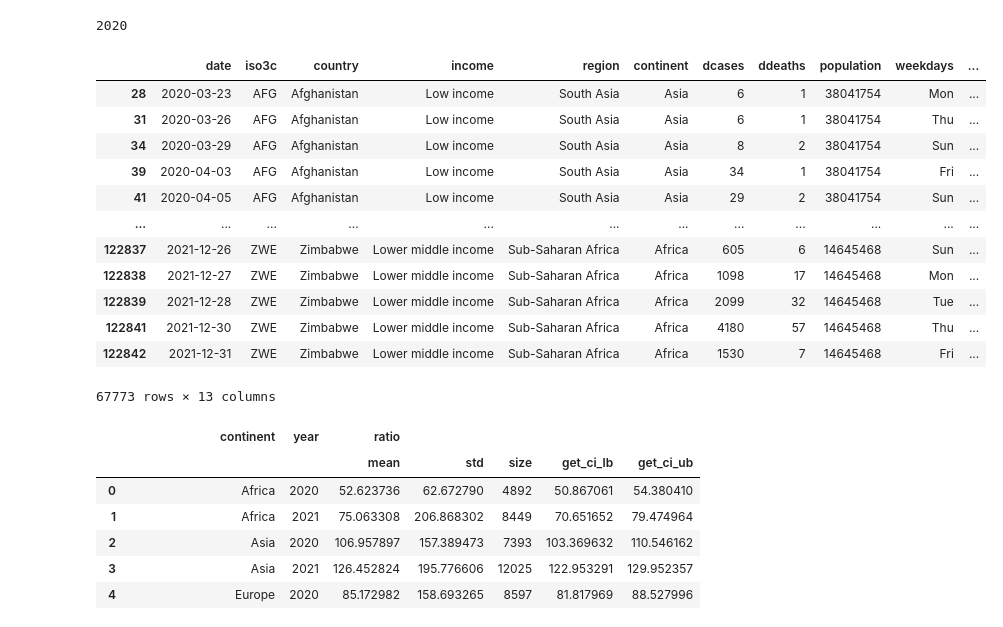
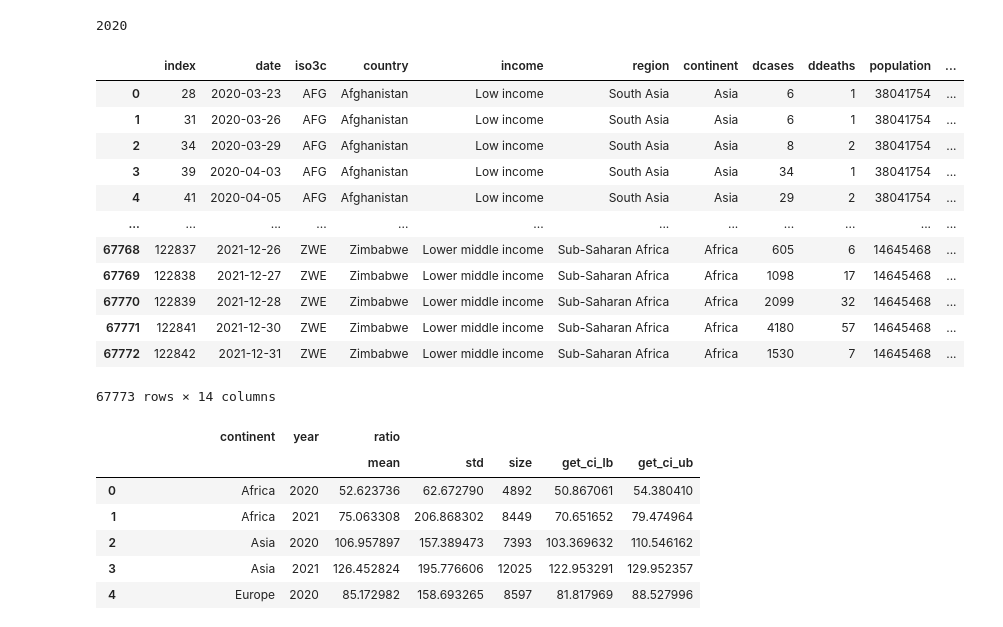
Before and after one commit to malouche/DSC2spring2022, a Jupyter notebook: Assignment 2/Fixed Assignment 2.ipynb, the cells around one changed output. Drawn from its saved outputs; the diff is of its cells as text; code cells hidden in the pictures.

```diff
--- a/Assignment 2/Fixed Assignment 2.ipynb
+++ b/Assignment 2/Fixed Assignment 2.ipynb
@@ -386,25 +386,27 @@ df1['year'][0]
 # %%
 ratio=df1['dcases']/df1['ddeaths']
 
 df1['ratio']=ratio
 
 df1 = df1.replace([np.inf, -np.inf], np.nan).dropna(axis=0)
 
+df1=df1.reset_index()
+
 df1
 # %% [output]
-|  | date | iso3c | country | income | region | continent | dcases | ddeaths | population | weekdays | ... |
-| 28 | 2020-03-23 | AFG | Afghanistan | Low income | South Asia | Asia | 6 | 1 | 38041754 | Mon | ... |
-| 31 | 2020-03-26 | AFG | Afghanistan | Low income | South Asia | Asia | 6 | 1 | 38041754 | Thu | ... |
-| 34 | 2020-03-29 | AFG | Afghanistan | Low income | South Asia | Asia | 8 | 2 | 38041754 | Sun | ... |
-| 39 | 2020-04-03 | AFG | Afghanistan | Low income | South Asia | Asia | 34 | 1 | 38041754 | Fri | ... |
-| 41 | 2020-04-05 | AFG | Afghanistan | Low income | South Asia | Asia | 29 | 2 | 38041754 | Sun | ... |
+|  | index | date | iso3c | country | income | region | continent | dcases | ddeaths | population | ... |
+| 0 | 28 | 2020-03-23 | AFG | Afghanistan | Low income | South Asia | Asia | 6 | 1 | 38041754 | ... |
+| 1 | 31 | 2020-03-26 | AFG | Afghanistan | Low income | South Asia | Asia | 6 | 1 | 38041754 | ... |
+| 2 | 34 | 2020-03-29 | AFG | Afghanistan | Low income | South Asia | Asia | 8 | 2 | 38041754 | ... |
+| 3 | 39 | 2020-04-03 | AFG | Afghanistan | Low income | South Asia | Asia | 34 | 1 | 38041754 | ... |
+| 4 | 41 | 2020-04-05 | AFG | Afghanistan | Low income | South Asia | Asia | 29 | 2 | 38041754 | ... |
 | ... | ... | ... | ... | ... | ... | ... | ... | ... | ... | ... | ... |
-| 122837 | 2021-12-26 | ZWE | Zimbabwe | Lower middle income | Sub-Saharan Africa | Africa | 605 | 6 | 14645468 | Sun | ... |
-| 122838 | 2021-12-27 | ZWE | Zimbabwe | Lower middle income | Sub-Saharan Africa | Africa | 1098 | 17 | 14645468 | Mon | ... |
-| 122839 | 2021-12-28 | ZWE | Zimbabwe | Lower middle income | Sub-Saharan Africa | Africa | 2099 | 32 | 14645468 | Tue | ... |
-| 122841 | 2021-12-30 | ZWE | Zimbabwe | Lower middle income | Sub-Saharan Africa | Africa | 4180 | 57 | 14645468 | Thu | ... |
-| 122842 | 2021-12-31 | ZWE | Zimbabwe | Lower middle income | Sub-Saharan Africa | Africa | 1530 | 7 | 14645468 | Fri | ... |
+| 67768 | 122837 | 2021-12-26 | ZWE | Zimbabwe | Lower middle income | Sub-Saharan Africa | Africa | 605 | 6 | 14645468 | ... |
+| 67769 | 122838 | 2021-12-27 | ZWE | Zimbabwe | Lower middle income | Sub-Saharan Africa | Africa | 1098 | 17 | 14645468 | ... |
+| 67770 | 122839 | 2021-12-28 | ZWE | Zimbabwe | Lower middle income | Sub-Saharan Africa | Africa | 2099 | 32 | 14645468 | ... |
+| 67771 | 122841 | 2021-12-30 | ZWE | Zimbabwe | Lower middle income | Sub-Saharan Africa | Africa | 4180 | 57 | 14645468 | ... |
+| 67772 | 122842 | 2021-12-31 | ZWE | Zimbabwe | Lower middle income | Sub-Saharan Africa | Africa | 1530 | 7 | 14645468 | ... |
-67773 rows × 13 columns
+67773 rows × 14 columns
 # %%
 cy=df1.groupby(['continent','year']).agg({"ratio": [np.mean, np.std, np.size,get_ci_lb,get_ci_ub]})
 
```
Also changed, not shown: 1 other file.
